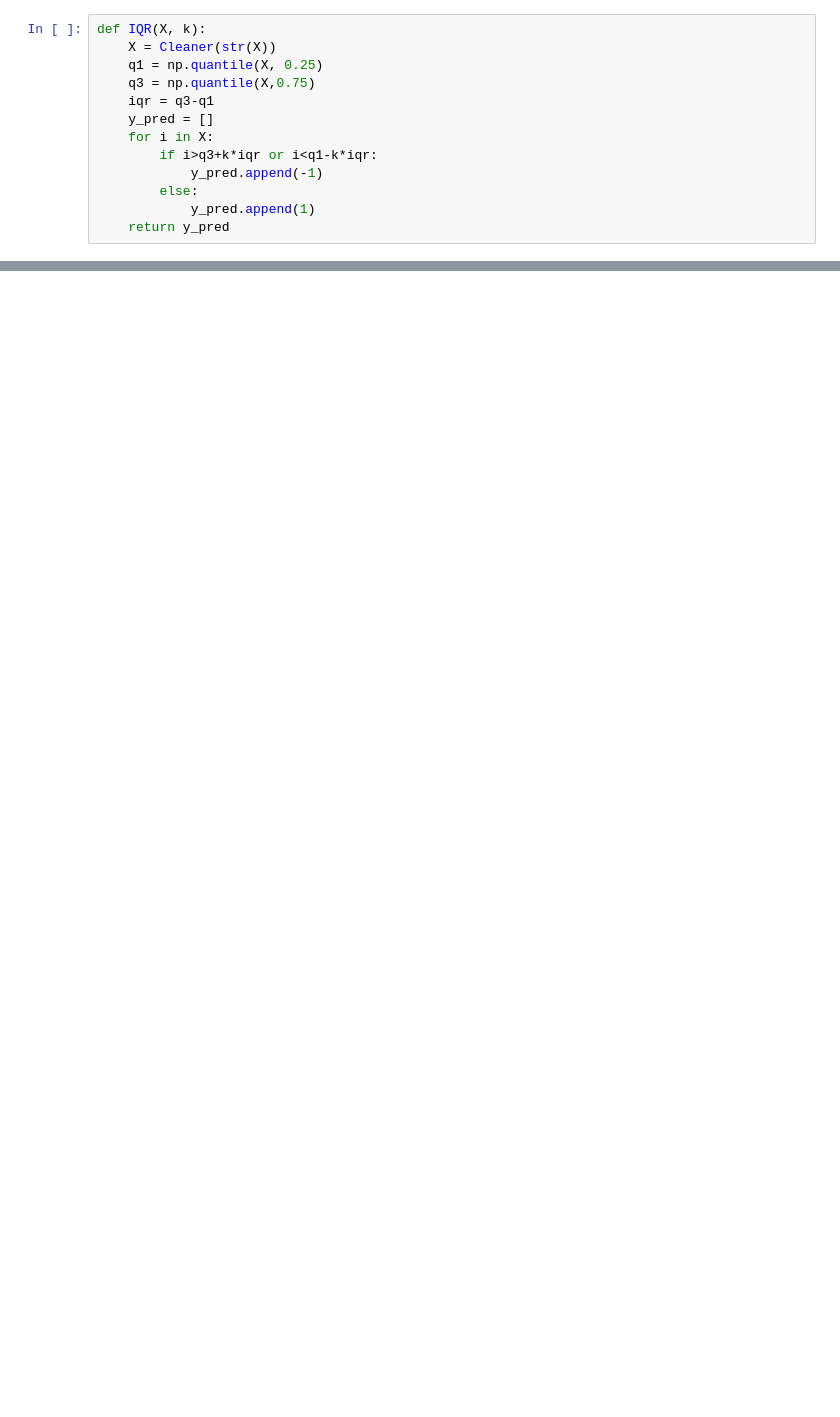
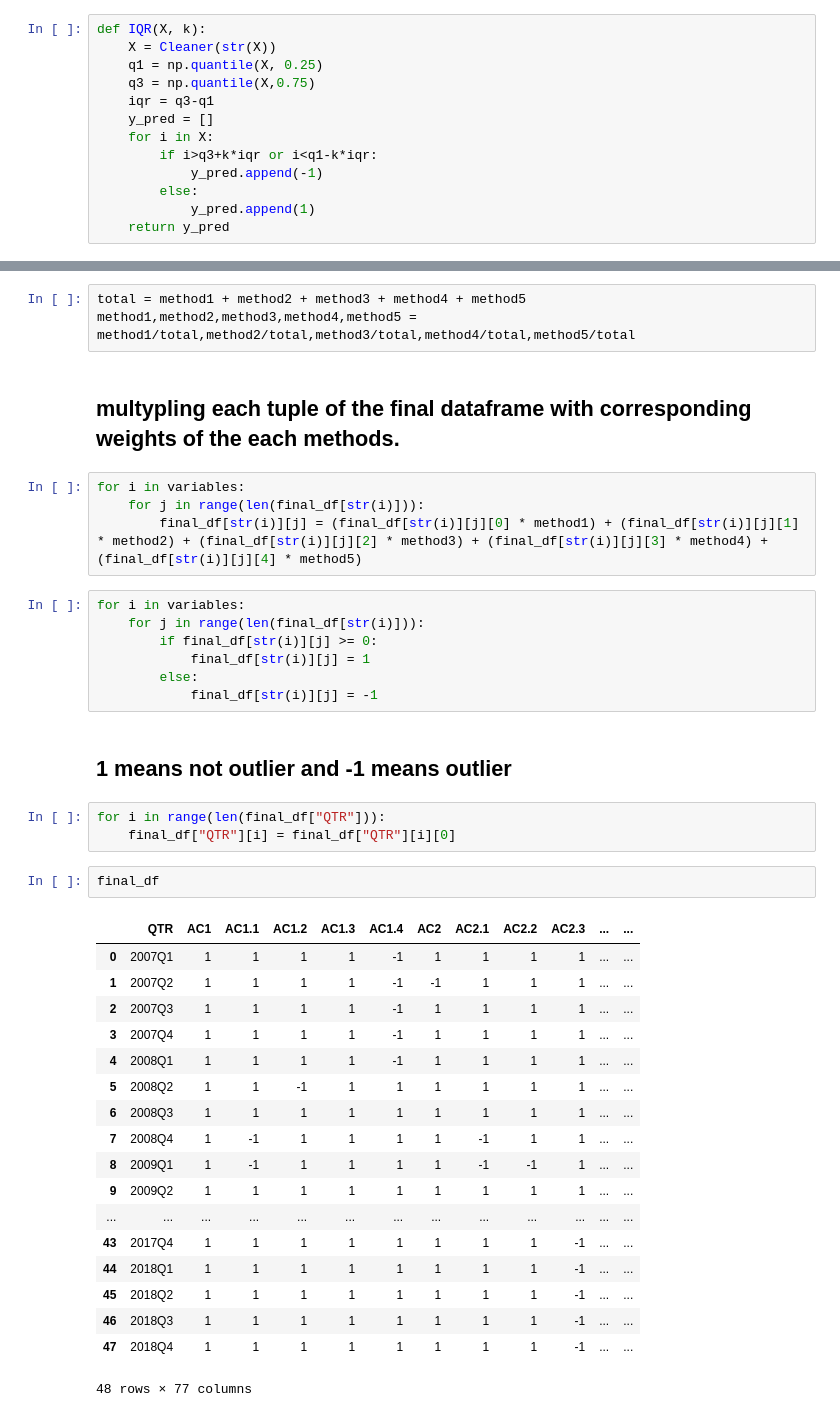
Before and after one commit to Subhasishbasak/Anomaly_detection, a Jupyter notebook: notebooks/Data_cleaning.ipynb, the cells around one changed output, grey strips where cells are left out. Cells and saved outputs as stored; diff of their text form; blank space fills up the shorter version.

```diff
--- a/notebooks/Data_cleaning.ipynb
+++ b/notebooks/Data_cleaning.ipynb
@@ -224,0 +447,42 @@ corr.style.background_gradient(cmap='coolwarm')
+# %%
+total = method1 + method2 + method3 + method4 + method5
+method1,method2,method3,method4,method5 = method1/total,method2/total,method3/total,method4/total,method5/total
+# %% [markdown]
+## multypling each tuple of the final dataframe with corresponding weights of the each methods.
+# %%
+for i in variables:
+    for j in range(len(final_df[str(i)])):
+        final_df[str(i)][j] = (final_df[str(i)][j][0] * method1) + (final_df[str(i)][j][1] * method2) + (final_df[str(i)][j][2] * method3) + (final_df[str(i)][j][3] * method4) + (final_df[str(i)][j][4] * method5)
+# %%
+for i in variables:
+    for j in range(len(final_df[str(i)])):
+        if final_df[str(i)][j] >= 0:
+            final_df[str(i)][j] = 1
+        else:
+            final_df[str(i)][j] = -1
+# %% [markdown]
+## 1 means not outlier and -1 means outlier
+# %%
+for i in range(len(final_df["QTR"])):
+    final_df["QTR"][i] = final_df["QTR"][i][0]
+# %%
+final_df
+# %% [output]
+|  | QTR | AC1 | AC1.1 | AC1.2 | AC1.3 | AC1.4 | AC2 | AC2.1 | AC2.2 | AC2.3 | ... | ... |
+| 0 | 2007Q1 | 1 | 1 | 1 | 1 | -1 | 1 | 1 | 1 | 1 | ... | ... |
+| 1 | 2007Q2 | 1 | 1 | 1 | 1 | -1 | -1 | 1 | 1 | 1 | ... | ... |
+| 2 | 2007Q3 | 1 | 1 | 1 | 1 | -1 | 1 | 1 | 1 | 1 | ... | ... |
+| 3 | 2007Q4 | 1 | 1 | 1 | 1 | -1 | 1 | 1 | 1 | 1 | ... | ... |
+| 4 | 2008Q1 | 1 | 1 | 1 | 1 | -1 | 1 | 1 | 1 | 1 | ... | ... |
+| 5 | 2008Q2 | 1 | 1 | -1 | 1 | 1 | 1 | 1 | 1 | 1 | ... | ... |
+| 6 | 2008Q3 | 1 | 1 | 1 | 1 | 1 | 1 | 1 | 1 | 1 | ... | ... |
+| 7 | 2008Q4 | 1 | -1 | 1 | 1 | 1 | 1 | -1 | 1 | 1 | ... | ... |
+| 8 | 2009Q1 | 1 | -1 | 1 | 1 | 1 | 1 | -1 | -1 | 1 | ... | ... |
+| 9 | 2009Q2 | 1 | 1 | 1 | 1 | 1 | 1 | 1 | 1 | 1 | ... | ... |
+| ... | ... | ... | ... | ... | ... | ... | ... | ... | ... | ... | ... | ... |
+| 43 | 2017Q4 | 1 | 1 | 1 | 1 | 1 | 1 | 1 | 1 | -1 | ... | ... |
+| 44 | 2018Q1 | 1 | 1 | 1 | 1 | 1 | 1 | 1 | 1 | -1 | ... | ... |
+| 45 | 2018Q2 | 1 | 1 | 1 | 1 | 1 | 1 | 1 | 1 | -1 | ... | ... |
+| 46 | 2018Q3 | 1 | 1 | 1 | 1 | 1 | 1 | 1 | 1 | -1 | ... | ... |
+| 47 | 2018Q4 | 1 | 1 | 1 | 1 | 1 | 1 | 1 | 1 | -1 | ... | ... |
+48 rows × 77 columns
```
Also changed, not shown: parts of 45 cells of this notebook.
